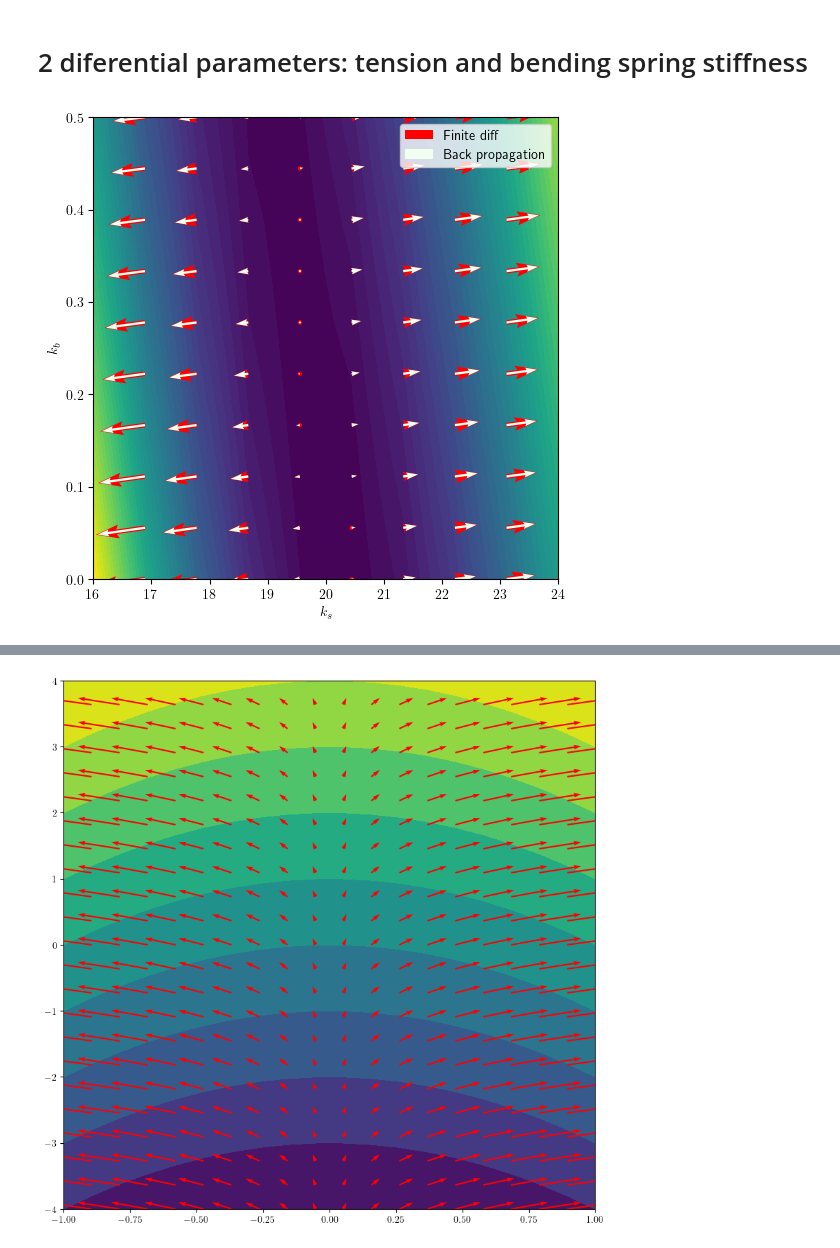
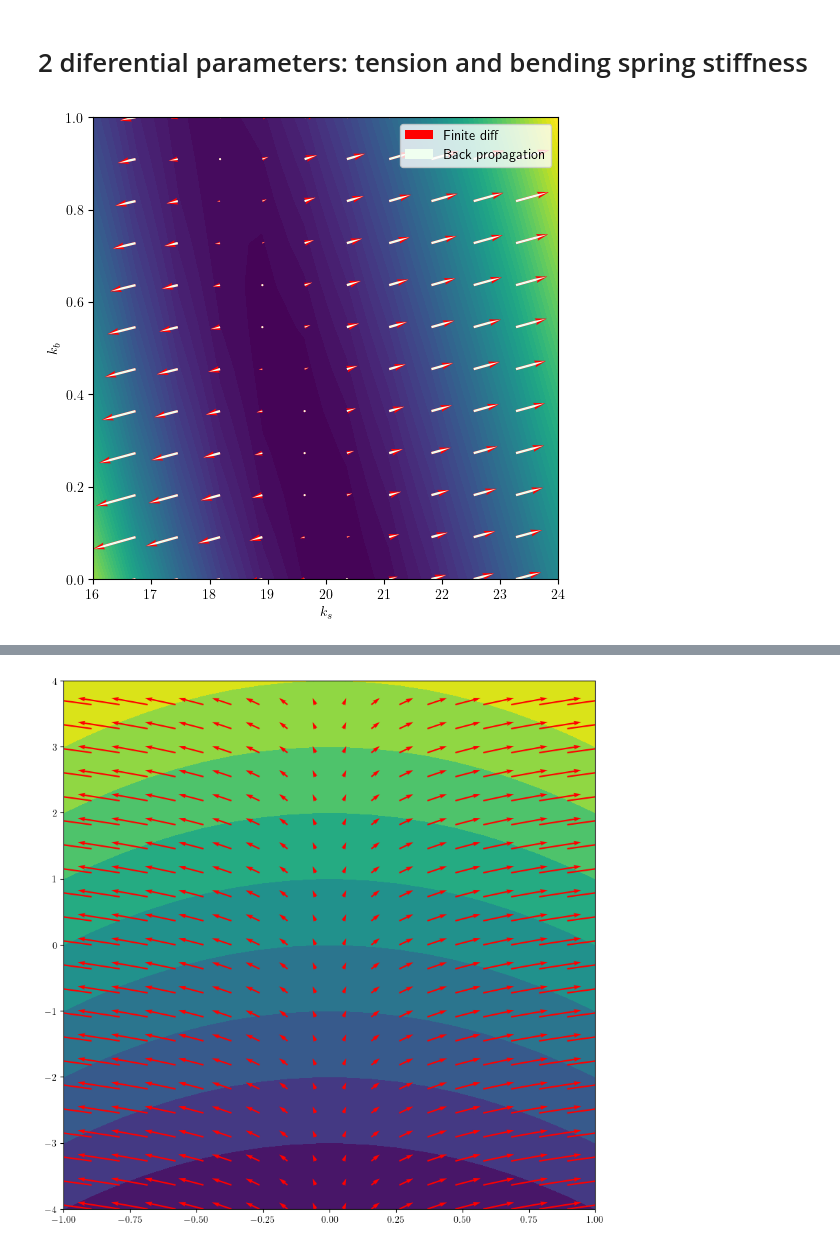
Before and after one commit to MagiRomanya/DiffSimulator, a Jupyter notebook: differentiable/Diff.ipynb, the cells around one changed output, grey strips where cells are left out. Drawn from its saved outputs; the diff is of its cells as text; code cells hidden in the pictures.

```diff
--- a/differentiable/Diff.ipynb
+++ b/differentiable/Diff.ipynb
@@ -197,9 +197,9 @@ h = sim.getTimeStep()
 DIFF_FRAMES = 100
 
 # Define the region studied
-n_points = 10
+n_points = 12
 k_values = np.linspace(16, 24, n_points)
-k_bend_values = np.linspace(0, 0.5, n_points)
+k_bend_values = np.linspace(0, 1, n_points)
 X, Y = np.meshgrid(k_values, k_bend_values, indexing='ij')
 g_values = np.zeros(X.shape)
 dgdk_values = np.zeros(X.shape)
@@ -226,19 +226,29 @@ dgdk_values_finite, dgdk_bend_values_finite = np.gradient(g_values, dk, dk_bend)
 # %%
 # Plotting
 plt.close()
 
 scale = (k_values[-1] - k_values[0]) / (k_bend_values[-1] - k_bend_values[0])
-plt.contourf(X, Y, g_values, levels=50)
-#plt.contour(X, Y, g_values, levels=20, cmap="Greys")
+arrow_len=None
+plt.contourf(X, Y, g_values, levels=60)
 plt.quiver(X, Y, dgdk_values_finite*scale, dgdk_bend_values_finite/scale,
-           label="Finite diff", angles='xy', scale_units="xy", color="red", width=0.01)
+           label="Finite diff",
+           angles='xy',
+           scale_units="xy",
+           color="red",
+           scale=arrow_len)
 plt.quiver(X, Y, dgdk_values*scale, dgdk_bend_values/scale,
-           label="Back propagation", angles='xy',scale_units="xy", color="honeydew",width=0.005)
+           label="Back propagation",
+           angles='xy',
+           scale_units="xy",
+           color="honeydew",
+           # alpha=0.7,
+           headwidth=1,
+           scale=arrow_len)
 
 plt.legend()
 plt.xlabel("$k_s$")
 plt.ylabel("$k_b$")
 plt.show()
 plt.savefig("figures/test.pdf")
 # %% [output]
-[figure, old version]
+[figure, new version]
```
Also changed, not shown: parts of 1 cell of this notebook.
